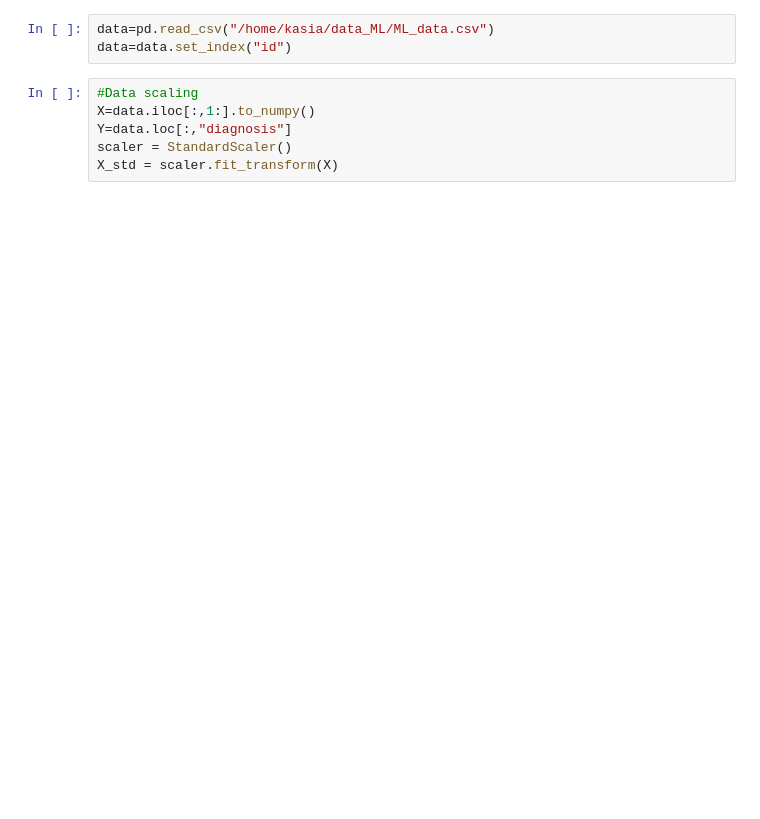
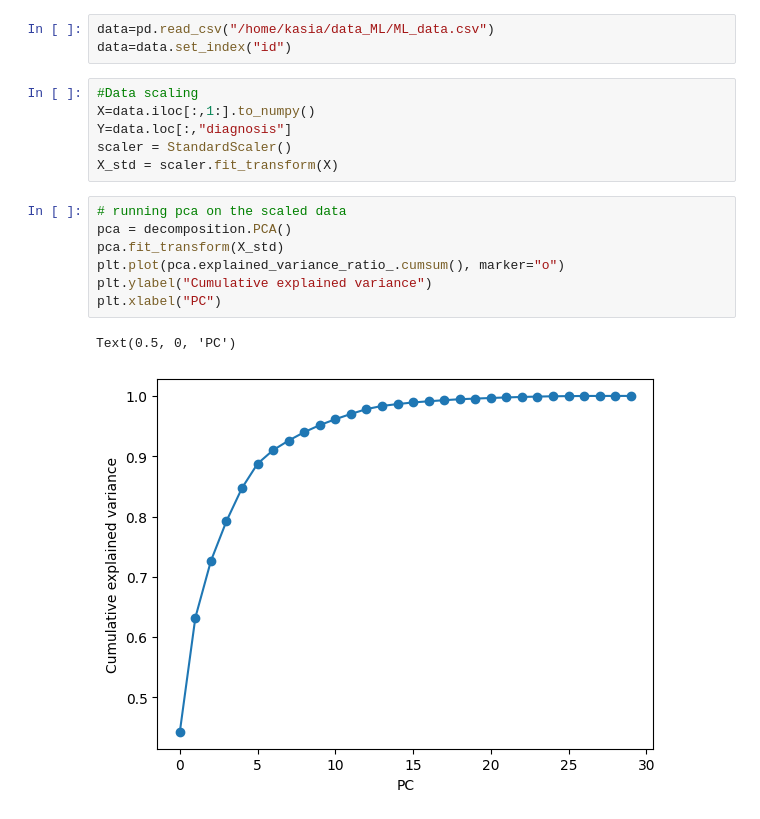
Before and after one commit to kzoltowska/Machine_Learning_Breast_Cancer_Data, a Jupyter notebook: Unsupervised_ML.ipynb, the cells around one changed output. Cells and saved outputs as stored; diff of their text form; blank space fills up the shorter version.

```diff
--- a/Unsupervised_ML.ipynb
+++ b/Unsupervised_ML.ipynb
@@ -15,3 +16,13 @@ X=data.iloc[:,1:].to_numpy()
 Y=data.loc[:,"diagnosis"]
 scaler = StandardScaler()
 X_std = scaler.fit_transform(X)
+# %%
+# running pca on the scaled data
+pca = decomposition.PCA()
+pca.fit_transform(X_std)
+plt.plot(pca.explained_variance_ratio_.cumsum(), marker="o")
+plt.ylabel("Cumulative explained variance")
+plt.xlabel("PC")
+# %% [output]
+Text(0.5, 0, 'PC')
+[figure, added]
```
Also changed, not shown: parts of 4 cells of this notebook.
